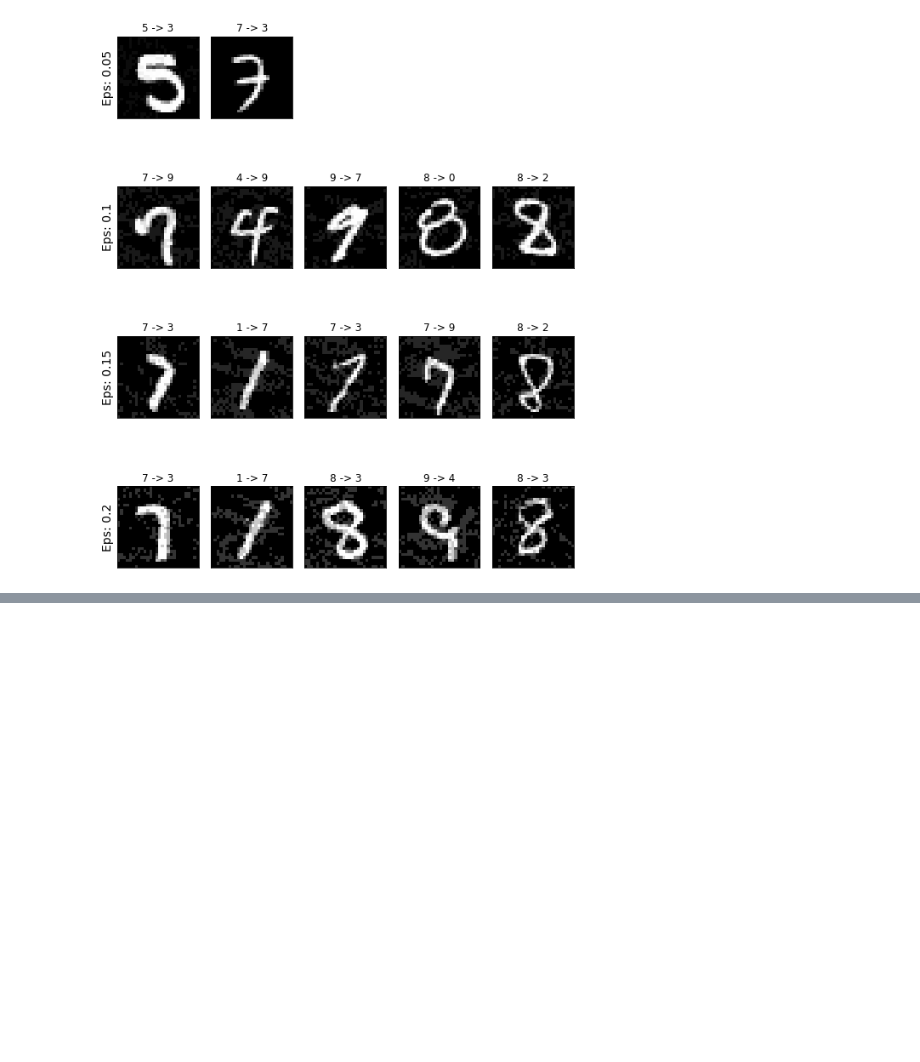
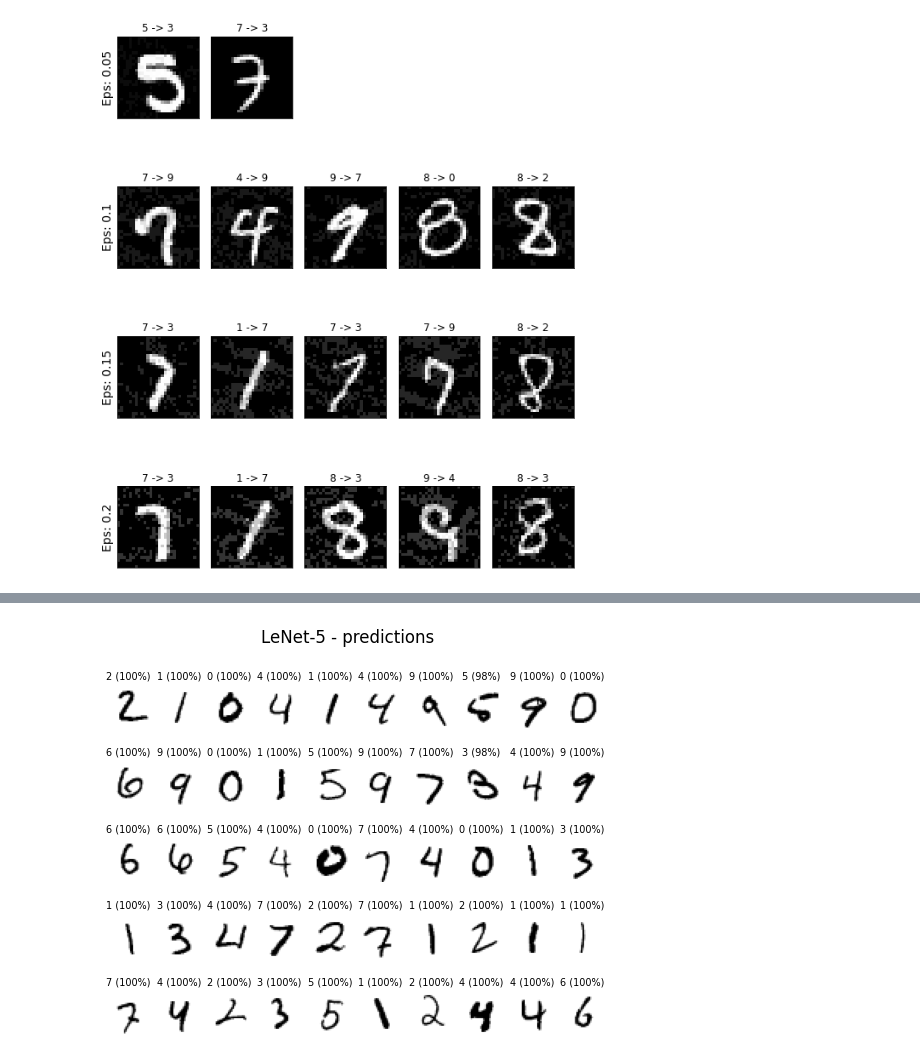
Before and after one commit to xTavi/BlackBoxAttack, a Jupyter notebook: BlackBoxAttack.ipynb, the cells around one changed output, grey strips where cells are left out. Saved outputs shown, nothing was run; the diff lists cells and outputs as text; code cells hidden in the pictures; blank space fills up the shorter version.

```diff
--- a/BlackBoxAttack.ipynb
+++ b/BlackBoxAttack.ipynb
@@ -374,0 +393,9 @@ plt.show()
+# %%
+# parameters
+RANDOM_SEED = 42
+LEARNING_RATE = 0.001
+BATCH_SIZE = 32
+N_EPOCHS = 15
+
+IMG_SIZE = 32
+N_CLASSES = 10
@@ -374,0 +617,20 @@ plt.show()
+# %%
+ROW_IMG = 10
+N_ROWS = 5
+
+fig = plt.figure()
+for index in range(1, ROW_IMG * N_ROWS + 1):
+    plt.subplot(N_ROWS, ROW_IMG, index)
+    plt.axis('off')
+    plt.imshow(valid_dataset.data[index], cmap='gray_r')
+
+    with torch.no_grad():
+        model.eval()
+        _, probs = model(valid_dataset[index][0].unsqueeze(0))
+
+    title = f'{torch.argmax(probs)} ({torch.max(probs * 100):.0f}%)'
+
+    plt.title(title, fontsize=7)
+fig.suptitle('LeNet-5 - predictions');
+# %% [output]
+[figure, added]
```
Also changed, not shown: parts of 13 cells of this notebook.
